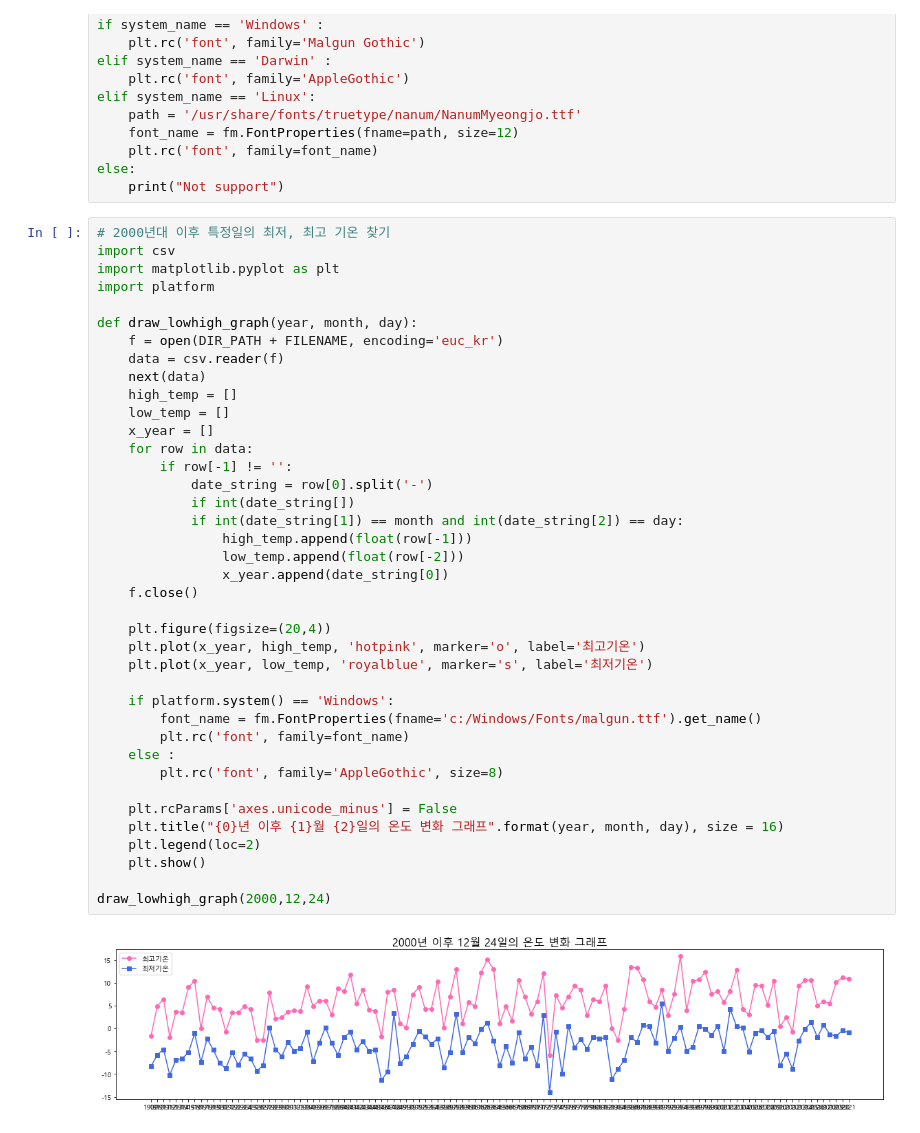
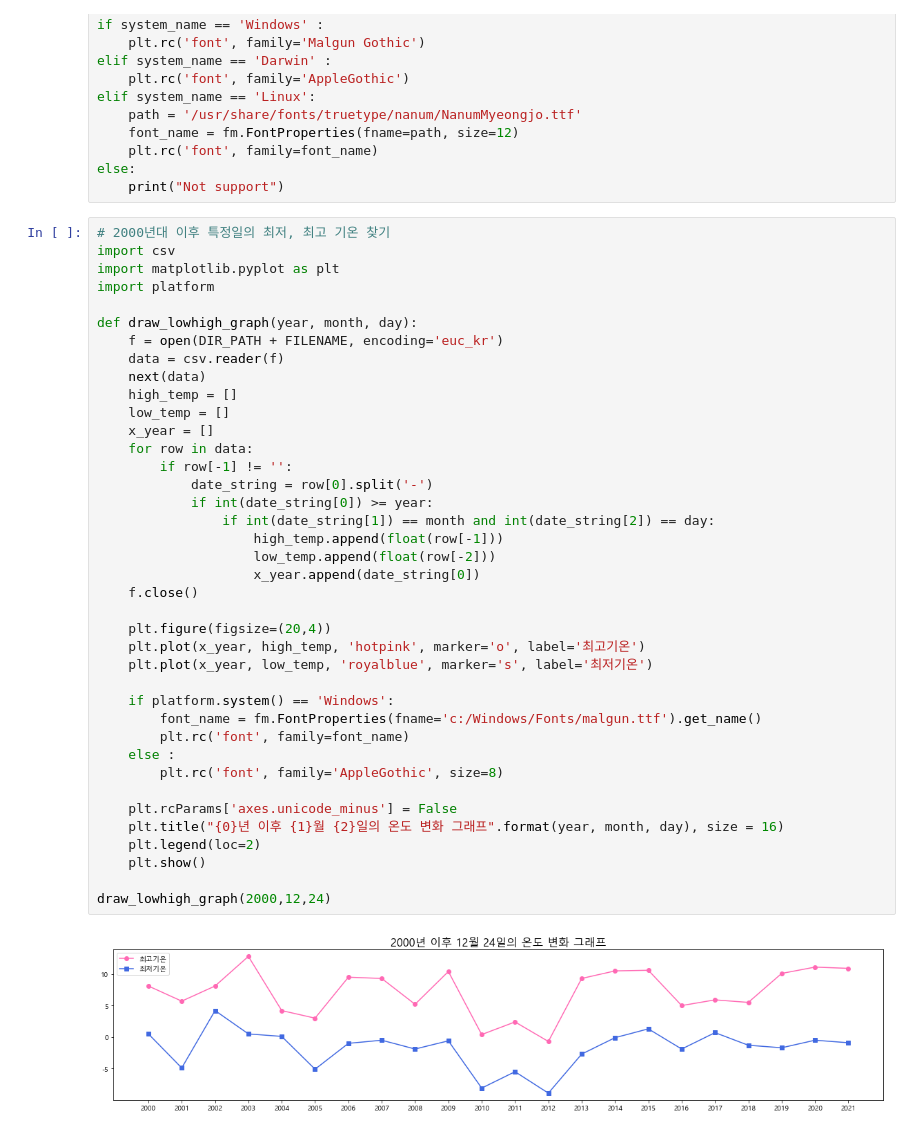
Before and after one commit to hune102377/K-DIGITALTRAING, a Jupyter notebook: 04 Kaggle&PublicData/ex_weather.ipynb, the cells around one changed output. Cells and saved outputs as stored; diff of their text form.

```diff
--- a/04 Kaggle&PublicData/ex_weather.ipynb
+++ b/04 Kaggle&PublicData/ex_weather.ipynb
@@ -275,36 +276,36 @@ import platform
 
 def draw_lowhigh_graph(year, month, day):
     f = open(DIR_PATH + FILENAME, encoding='euc_kr')
     data = csv.reader(f)
     next(data)
     high_temp = []
     low_temp = []
     x_year = []
     for row in data:
         if row[-1] != '':
             date_string = row[0].split('-')
-            if int(date_string[])
-            if int(date_string[1]) == month and int(date_string[2]) == day:
-                high_temp.append(float(row[-1]))
-                low_temp.append(float(row[-2]))
-                x_year.append(date_string[0])
+            if int(date_string[0]) >= year:
+                if int(date_string[1]) == month and int(date_string[2]) == day:
+                    high_temp.append(float(row[-1]))
+                    low_temp.append(float(row[-2]))
+                    x_year.append(date_string[0])
     f.close()
 
     plt.figure(figsize=(20,4))
     plt.plot(x_year, high_temp, 'hotpink', marker='o', label='최고기온')
     plt.plot(x_year, low_temp, 'royalblue', marker='s', label='최저기온')
 
     if platform.system() == 'Windows':
         font_name = fm.FontProperties(fname='c:/Windows/Fonts/malgun.ttf').get_name()
         plt.rc('font', family=font_name)
     else :
         plt.rc('font', family='AppleGothic', size=8)
 
     plt.rcParams['axes.unicode_minus'] = False
     plt.title("{0}년 이후 {1}월 {2}일의 온도 변화 그래프".format(year, month, day), size = 16)
     plt.legend(loc=2)
     plt.show()
 
 draw_lowhigh_graph(2000,12,24)
 # %% [output]
-[figure, old version]
+[figure, new version]
```
Also changed, not shown: parts of 10 cells of this notebook, 1 other file.
